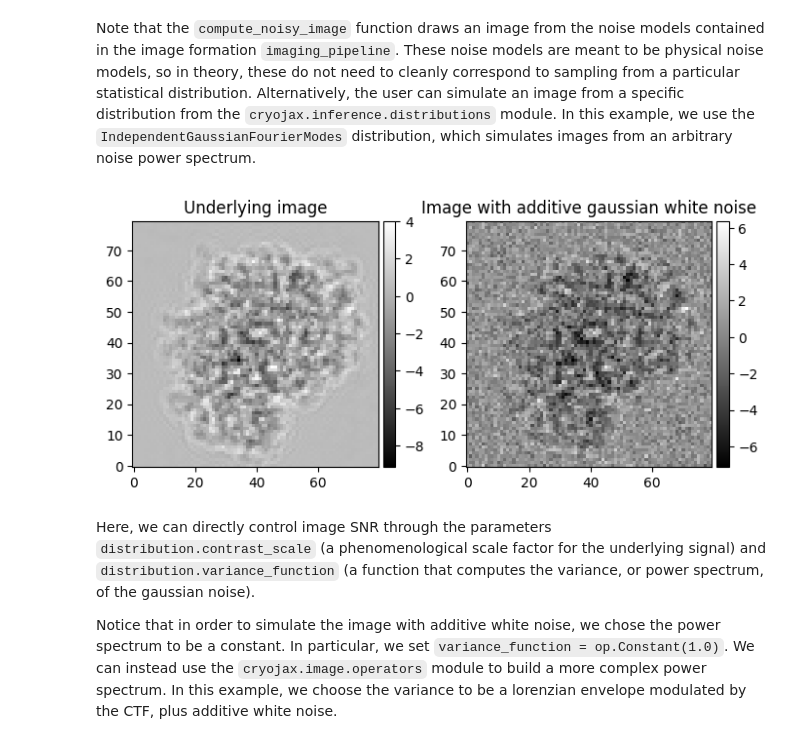
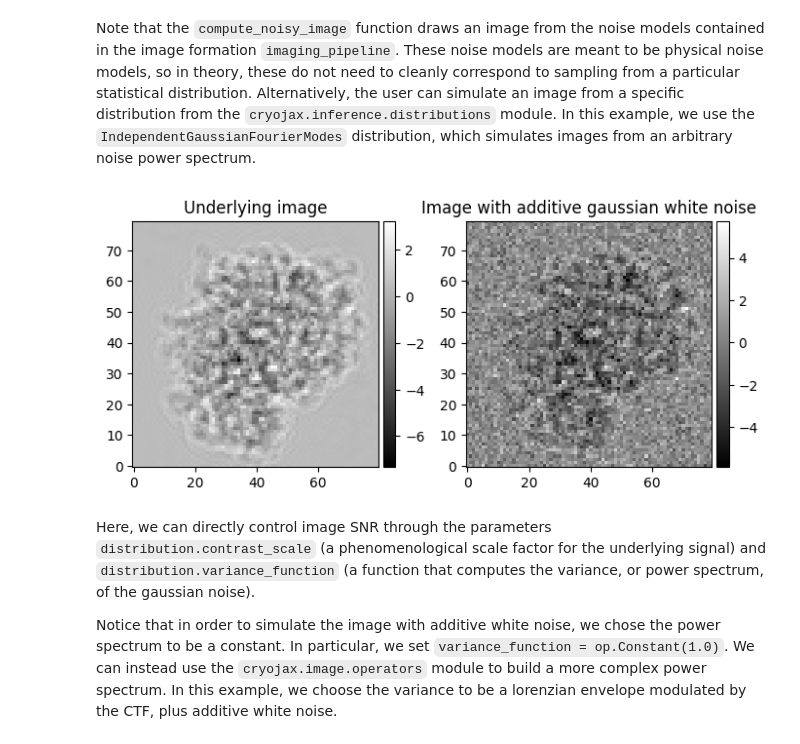
Before and after one commit to mjo22/cryojax, a Jupyter notebook: docs/examples/simulate-image.ipynb, the cells around one changed output. Saved outputs shown, nothing was run; the diff lists cells and outputs as text; code cells hidden in the pictures.

```diff
--- a/docs/examples/simulate-image.ipynb
+++ b/docs/examples/simulate-image.ipynb
@@ -134,6 +134,8 @@ plt.tight_layout()
 # %% [markdown]
 Note that the `compute_noisy_image` function draws an image from the noise models contained in the image formation `imaging_pipeline`. These noise models are meant to be physical noise models, so in theory, these do not need to cleanly correspond to sampling from a particular statistical distribution. Alternatively, the user can simulate an image from a specific distribution from the `cryojax.inference.distributions` module. In this example, we use the `IndependentGaussianFourierModes` distribution, which simulates images from an arbitrary noise power spectrum.
 # %%
+import jax.numpy as jnp
+
 from cryojax.image import operators as op
 from cryojax.inference import distributions as dist
 
@@ -147,35 +149,37 @@ def compute_image_with_distribution(distribution: dist.AbstractDistribution):
 @eqx.filter_jit
 def compute_noisy_image_with_distribution(
     distribution: dist.AbstractDistribution, key: PRNGKeyArray
 ):
     """Simulate an image with noise from a `imaging_pipeline`."""
     return distribution.sample(key)
 
 
 # Passing the ImagePipeline and a variance function, instantiate the distribution
 distribution = dist.IndependentGaussianFourierModes(
-    imaging_pipeline, signal_scale_factor=100.0, variance_function=op.Constant(1.0)
+    imaging_pipeline,
+    signal_scale_factor=jnp.sqrt(instrument_config.n_pixels),
+    variance_function=op.Constant(1.0),
 )
 # ... then, either simulate an image from this distribution
 key = jax.random.PRNGKey(seed=0)
 
 fig, axes = plt.subplots(ncols=2, figsize=(7, 4))
 ax1, ax2 = axes
 im1 = plot_image(
     compute_image_with_distribution(distribution),
     fig,
     ax1,
     label="Underlying image",
 )
 im2 = plot_image(
     compute_noisy_image_with_distribution(distribution, key),
     fig,
     ax2,
     label="Image with additive gaussian white noise",
 )
 plt.tight_layout()
 # %% [output]
-[figure, old version]
+[figure, new version]
 # %% [markdown]
 Here, we can directly control image SNR through the parameters `distribution.contrast_scale` (a phenomenological scale factor for the underlying signal) and `distribution.variance_function` (a function that computes the variance, or power spectrum, of the gaussian noise).
 
```
Also changed, not shown: parts of 1 cell of this notebook, 1 other file.
